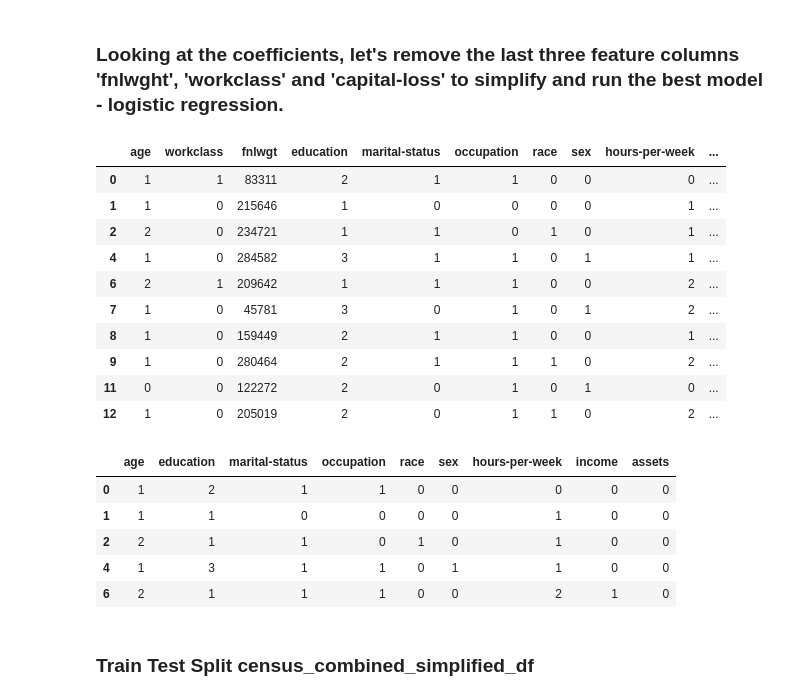
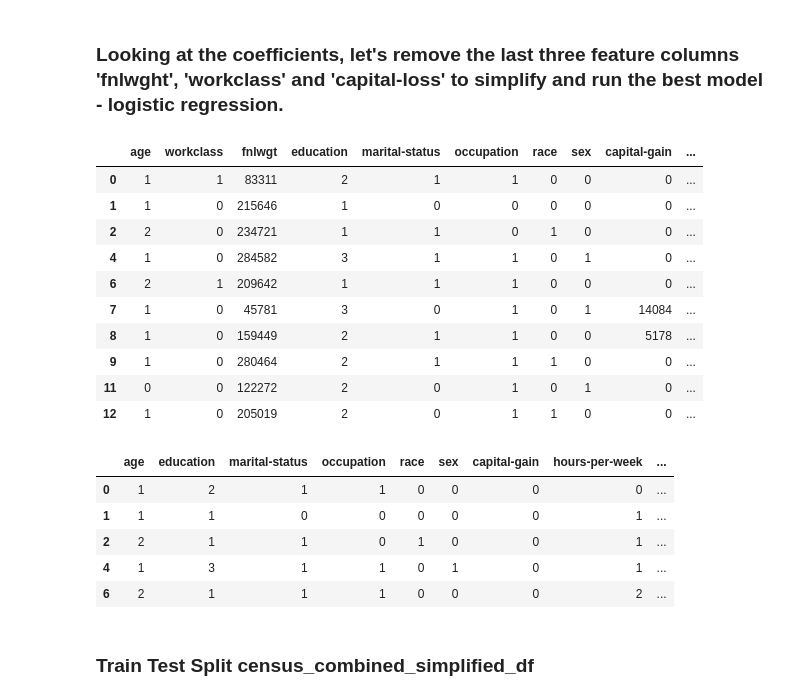
Before and after one commit to AIBC2024/Group-2-Census-Income, a Jupyter notebook: Group_2_Census_Income_ML_Model.ipynb, the cells around one changed output. Drawn from its saved outputs; the diff is of its cells as text; code cells hidden in the pictures.

```diff
--- a/Group_2_Census_Income_ML_Model.ipynb
+++ b/Group_2_Census_Income_ML_Model.ipynb
@@ -207,9 +210,6 @@ census_combined_df = census_combined_df.drop_duplicates()
 census_combined_df.shape
 # %% [output]
 (45173, 15)
-# %%
-# Calculate assets (capital-gain - capital-loss)
-census_combined_df['assets'] = census_combined_df['capital-gain'] - census_combined_df['capital-loss']
 # %%
 # Check unique values in the each column
 # Make sure there are no "?", ".", or extra spaces in the values
@@ -650,15 +649,14 @@ Name: count, dtype: int64
 # %%
 # Drop relationship column, extra noise we don't need
 # Instead, we will use the marital-status column
-#census_combined_df = census_combined_df.drop(columns=['relationship'])
+census_combined_df = census_combined_df.drop(columns=['relationship'])
 # %%
 # Drop the education num column - this is extra noise we don't need
 # instead, we will use the education column
-#census_combined_df = census_combined_df.drop(columns=['education-num'])
+census_combined_df = census_combined_df.drop(columns=['education-num'])
 # %%
-# Drop native-country column, since everything already changed to USA, and capital-gain and capital-loss, education-num, and relationship.
-# Education column and marital status is used in lieu of the other two
-census_combined_df = census_combined_df.drop(columns=['native-country', 'capital-gain', 'capital-loss', 'education-num', 'relationship'])
+# Drop native-country column, since everything already changed to USA
+census_combined_df = census_combined_df.drop(columns=['native-country'])
 # %%
 census_combined_df.sample(20)
 # %% [output]
@@ -992,28 +982,28 @@ We're getting a lower F1 score so this more hyper parameter tuning is needed.
 # Verify the census_combined_df
 census_combined_df.head(10)
 # %% [output]
-|  | age | workclass | fnlwgt | education | marital-status | occupation | race | sex | hours-per-week | ... |
+|  | age | workclass | fnlwgt | education | marital-status | occupation | race | sex | capital-gain | ... |
 | 0 | 1 | 1 | 83311 | 2 | 1 | 1 | 0 | 0 | 0 | ... |
-| 1 | 1 | 0 | 215646 | 1 | 0 | 0 | 0 | 0 | 1 | ... |
-| 2 | 2 | 0 | 234721 | 1 | 1 | 0 | 1 | 0 | 1 | ... |
-| 4 | 1 | 0 | 284582 | 3 | 1 | 1 | 0 | 1 | 1 | ... |
-| 6 | 2 | 1 | 209642 | 1 | 1 | 1 | 0 | 0 | 2 | ... |
-| 7 | 1 | 0 | 45781 | 3 | 0 | 1 | 0 | 1 | 2 | ... |
-| 8 | 1 | 0 | 159449 | 2 | 1 | 1 | 0 | 0 | 1 | ... |
-| 9 | 1 | 0 | 280464 | 2 | 1 | 1 | 1 | 0 | 2 | ... |
+| 1 | 1 | 0 | 215646 | 1 | 0 | 0 | 0 | 0 | 0 | ... |
+| 2 | 2 | 0 | 234721 | 1 | 1 | 0 | 1 | 0 | 0 | ... |
+| 4 | 1 | 0 | 284582 | 3 | 1 | 1 | 0 | 1 | 0 | ... |
+| 6 | 2 | 1 | 209642 | 1 | 1 | 1 | 0 | 0 | 0 | ... |
+| 7 | 1 | 0 | 45781 | 3 | 0 | 1 | 0 | 1 | 14084 | ... |
+| 8 | 1 | 0 | 159449 | 2 | 1 | 1 | 0 | 0 | 5178 | ... |
+| 9 | 1 | 0 | 280464 | 2 | 1 | 1 | 1 | 0 | 0 | ... |
 | 11 | 0 | 0 | 122272 | 2 | 0 | 1 | 0 | 1 | 0 | ... |
-| 12 | 1 | 0 | 205019 | 2 | 0 | 1 | 1 | 0 | 2 | ... |
+| 12 | 1 | 0 | 205019 | 2 | 0 | 1 | 1 | 0 | 0 | ... |
 # %%
-# Make a copy of the census_combined_df and drop the columns 'fnlwgt', 'workclass',
-census_combined_simplified_df = census_combined_df.drop(columns=['fnlwgt', 'workclass'])
+# Make a copy of the census_combined_df and drop the columns 'fnlwgt', 'workclass', and 'capital-loss'
+census_combined_simplified_df = census_combined_df.drop(columns=['fnlwgt', 'workclass', 'capital-loss'])
 census_combined_simplified_df.head()
 # %% [output]
-|  | age | education | marital-status | occupation | race | sex | hours-per-week | income | assets |
-| 0 | 1 | 2 | 1 | 1 | 0 | 0 | 0 | 0 | 0 |
-| 1 | 1 | 1 | 0 | 0 | 0 | 0 | 1 | 0 | 0 |
-| 2 | 2 | 1 | 1 | 0 | 1 | 0 | 1 | 0 | 0 |
-| 4 | 1 | 3 | 1 | 1 | 0 | 1 | 1 | 0 | 0 |
-| 6 | 2 | 1 | 1 | 1 | 0 | 0 | 2 | 1 | 0 |
+|  | age | education | marital-status | occupation | race | sex | capital-gain | hours-per-week | ... |
+| 0 | 1 | 2 | 1 | 1 | 0 | 0 | 0 | 0 | ... |
+| 1 | 1 | 1 | 0 | 0 | 0 | 0 | 0 | 1 | ... |
+| 2 | 2 | 1 | 1 | 0 | 1 | 0 | 0 | 1 | ... |
+| 4 | 1 | 3 | 1 | 1 | 0 | 1 | 0 | 1 | ... |
+| 6 | 2 | 1 | 1 | 1 | 0 | 0 | 0 | 2 | ... |
 # %% [markdown]
 ### Train Test Split census_combined_simplified_df
 # %%
```
Also changed, not shown: parts of 38 cells of this notebook.
